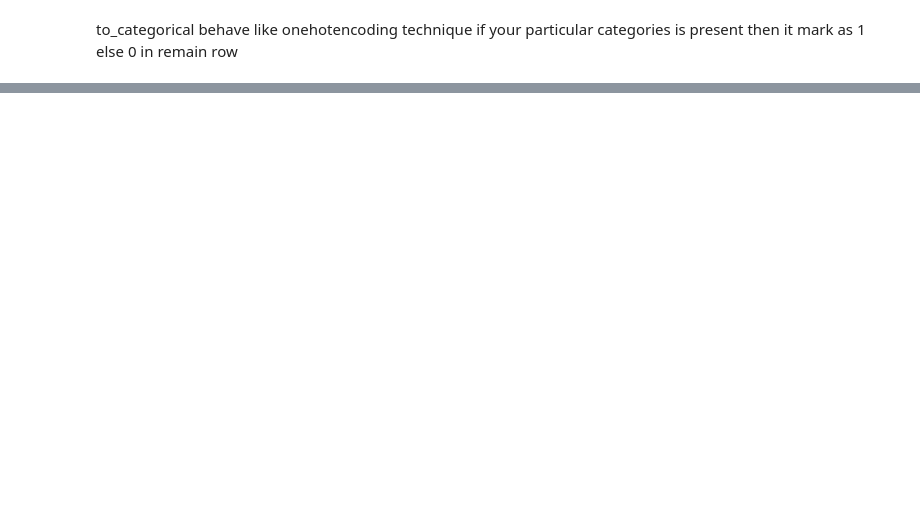
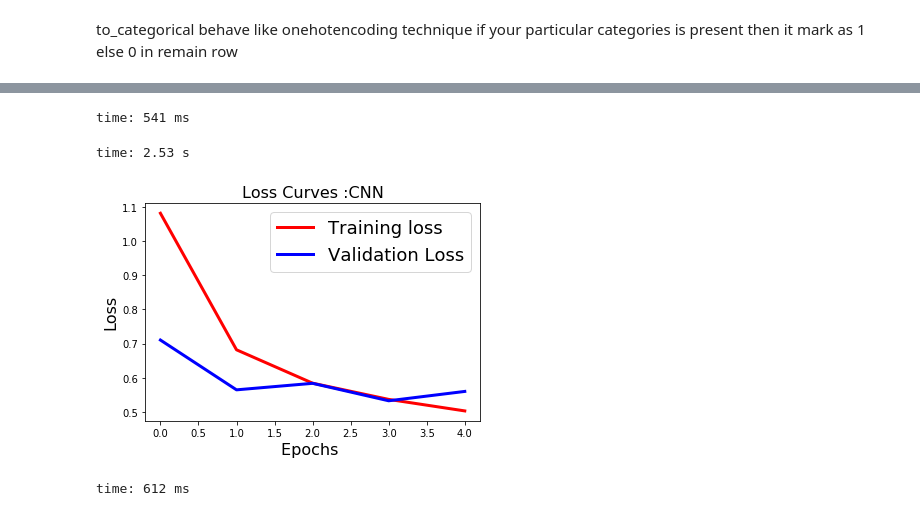
Before and after one commit to richachoudhary/consumer-complaints-classification, a Jupyter notebook: keras_performance.ipynb, the cells around one changed output, grey strips where cells are left out. Saved outputs shown, nothing was run; the diff lists cells and outputs as text; code cells hidden in the pictures; blank space fills up the shorter version.

Commit message:
keras-GloVe

```diff
--- a/keras_performance.ipynb
+++ b/keras_performance.ipynb
@@ -104,0 +148,8 @@ to_categorical behave like onehotencoding technique if your particular categorie
+# %%
+EMBEDDING_DIM = 300
+embedding_matrix = np.zeros((len(tokenizer.word_index) + 1, EMBEDDING_DIM))
+for word, i in tokenizer.word_index.items():
+    embedding_vector = embeddings_index.get(word)
+    if embedding_vector is not None:
+        # words not found in embedding index will be all-zeros.
+        embedding_matrix[i] = embedding_vector
@@ -104,0 +193,26 @@ to_categorical behave like onehotencoding technique if your particular categorie
+# %%
+model = Sequential()
+model.add(Embedding(len(tokenizer.word_index) + 1,
+                            EMBEDDING_DIM,
+                            weights=[embedding_matrix],
+                            input_length=MAX_SEQUENCE_LENGTH,
+                            trainable=True))
+model.add(Dropout(0.3))
+model.add(Conv1D(128, 5, activation="relu"))
+model.add(MaxPooling1D(5))
+model.add(Dropout(0.3))
+model.add(BatchNormalization())
+model.add(Conv1D(128, 5, activation="relu"))
+model.add(MaxPooling1D(5))
+model.add(Dropout(0.3))
+model.add(BatchNormalization())
+model.add(Flatten())
+model.add(Dense(128, activation="relu"))
+model.add(Dense(11, activation="softmax"))
+model.compile(loss='categorical_crossentropy',
+ optimizer="rmsprop",
+ metrics=['acc'])
+history = model.fit(train_data, labels_train,
+ batch_size=64,
+ epochs=5,
+ validation_data=(test_data, labels_test))
@@ -104,0 +232,20 @@ to_categorical behave like onehotencoding technique if your particular categorie
+# %%
+model.save('/home/richachoudhary/my_project_dir/Notebooks/consumer_complaints/consumer-complaints-classification/ccc_saved_model')
+# %% [output]
+time: 541 ms
+# %%
+model_loaded = keras.models.load_model('/home/richachoudhary/my_project_dir/Notebooks/consumer_complaints/consumer-complaints-classification/ccc_saved_model')
+# %% [output]
+time: 2.53 s
+# %%
+fig1 = plt.figure()
+plt.plot(history.history['loss'],'r',linewidth=3.0)
+plt.plot(history.history['val_loss'],'b',linewidth=3.0)
+plt.legend(['Training loss', 'Validation Loss'],fontsize=18)
+plt.xlabel('Epochs ',fontsize=16)
+plt.ylabel('Loss',fontsize=16)
+plt.title('Loss Curves :CNN',fontsize=16)
+plt.show()
+# %% [output]
+[figure, added]
+time: 612 ms
```
Also changed, not shown: parts of 22 cells of this notebook.
